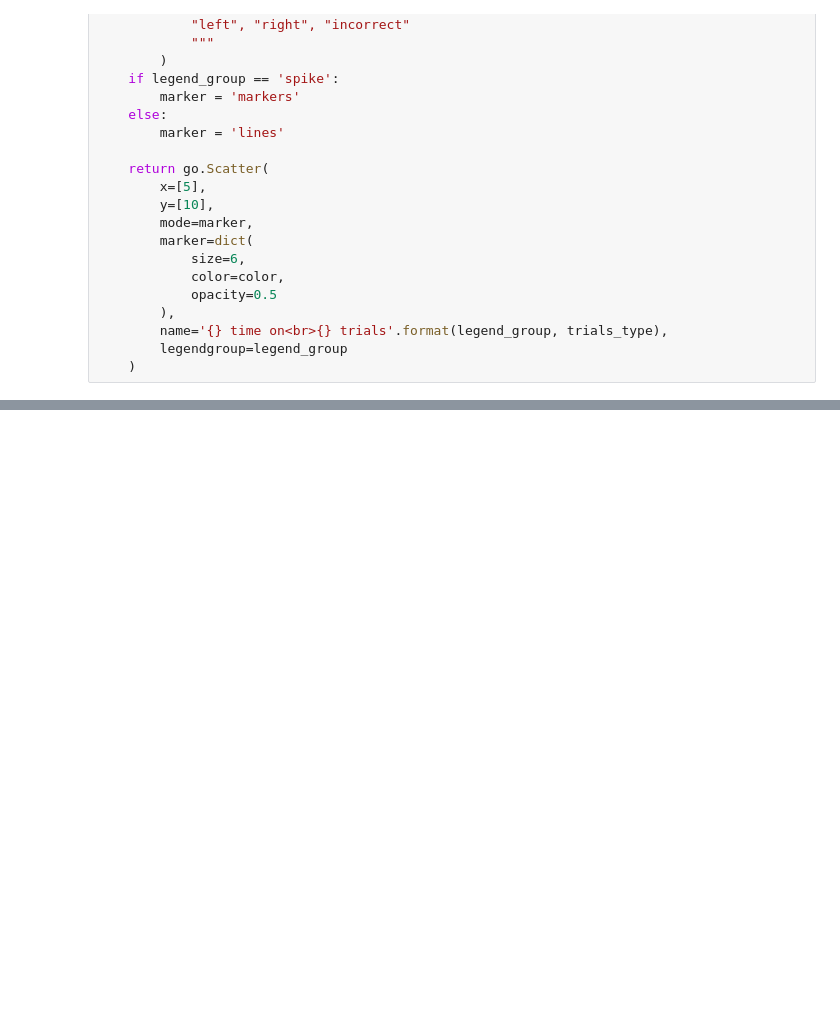
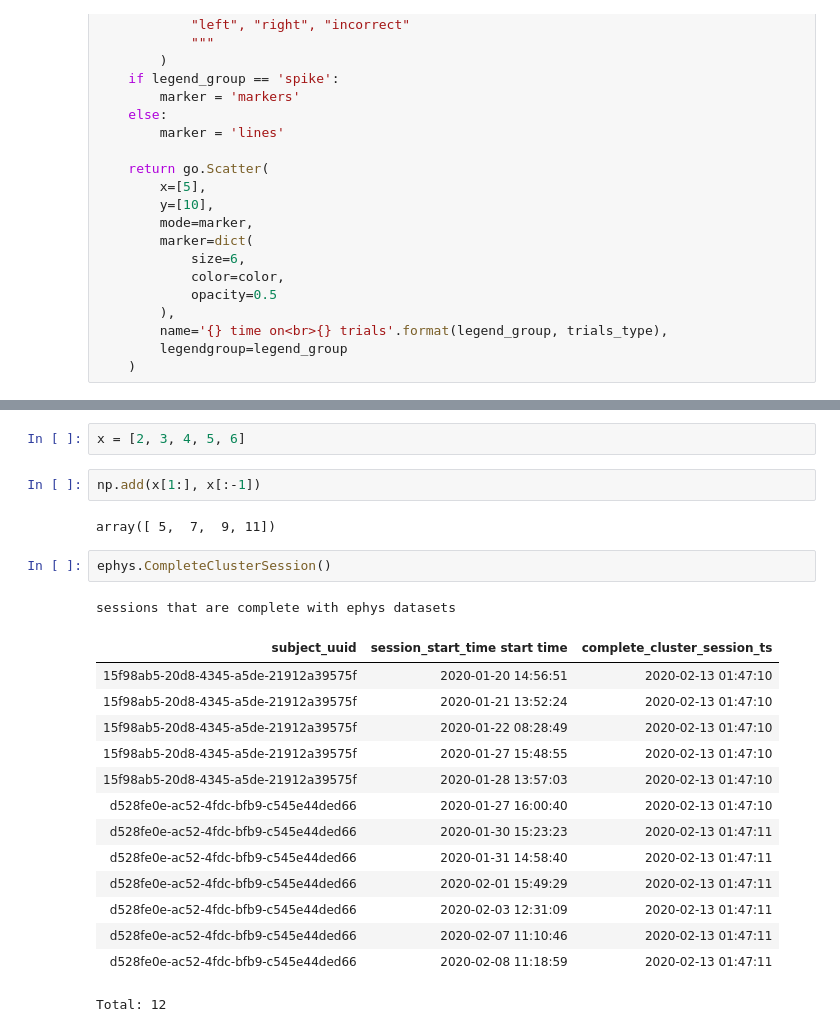
Before and after one commit to int-brain-lab/IBL-pipeline, a Jupyter notebook: notebooks/notebooks_plotting/Rasters.ipynb, the cells around one changed output, grey strips where cells are left out. Cells and saved outputs as stored; diff of their text form; blank space fills up the shorter version.

```diff
--- a/notebooks/notebooks_plotting/Rasters.ipynb
+++ b/notebooks/notebooks_plotting/Rasters.ipynb
@@ -442,0 +501,24 @@ trials_df
+# %%
+x = [2, 3, 4, 5, 6]
+# %%
+np.add(x[1:], x[:-1])
+# %% [output]
+array([ 5,  7,  9, 11])
+# %%
+ephys.CompleteClusterSession()
+# %% [output]
+sessions that are complete with ephys datasets
+| subject_uuid | session_start_time start time | complete_cluster_session_ts |
+| 15f98ab5-20d8-4345-a5de-21912a39575f | 2020-01-20 14:56:51 | 2020-02-13 01:47:10 |
+| 15f98ab5-20d8-4345-a5de-21912a39575f | 2020-01-21 13:52:24 | 2020-02-13 01:47:10 |
+| 15f98ab5-20d8-4345-a5de-21912a39575f | 2020-01-22 08:28:49 | 2020-02-13 01:47:10 |
+| 15f98ab5-20d8-4345-a5de-21912a39575f | 2020-01-27 15:48:55 | 2020-02-13 01:47:10 |
+| 15f98ab5-20d8-4345-a5de-21912a39575f | 2020-01-28 13:57:03 | 2020-02-13 01:47:10 |
+| d528fe0e-ac52-4fdc-bfb9-c545e44ded66 | 2020-01-27 16:00:40 | 2020-02-13 01:47:10 |
+| d528fe0e-ac52-4fdc-bfb9-c545e44ded66 | 2020-01-30 15:23:23 | 2020-02-13 01:47:11 |
+| d528fe0e-ac52-4fdc-bfb9-c545e44ded66 | 2020-01-31 14:58:40 | 2020-02-13 01:47:11 |
+| d528fe0e-ac52-4fdc-bfb9-c545e44ded66 | 2020-02-01 15:49:29 | 2020-02-13 01:47:11 |
+| d528fe0e-ac52-4fdc-bfb9-c545e44ded66 | 2020-02-03 12:31:09 | 2020-02-13 01:47:11 |
+| d528fe0e-ac52-4fdc-bfb9-c545e44ded66 | 2020-02-07 11:10:46 | 2020-02-13 01:47:11 |
+| d528fe0e-ac52-4fdc-bfb9-c545e44ded66 | 2020-02-08 11:18:59 | 2020-02-13 01:47:11 |
+Total: 12
```
Also changed, not shown: parts of 18 cells of this notebook, 4 other files.
